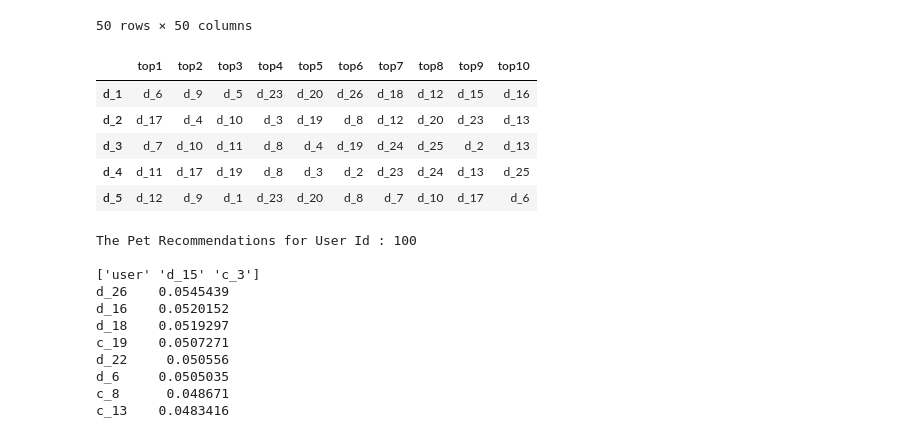
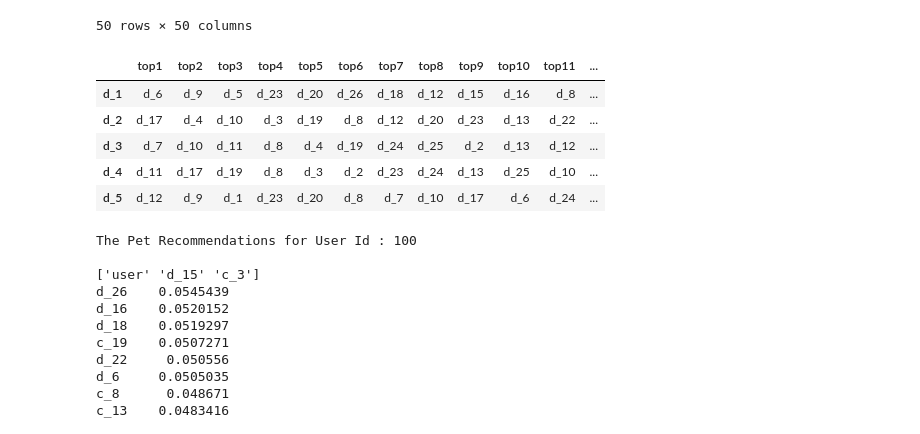
Before and after one commit to vistaalive01/pp_recommendersys, a Jupyter notebook: petping_v5-Copy5.ipynb, the cells around one changed output. Drawn from its saved outputs; the diff is of its cells as text; code cells hidden in the pictures.

```diff
--- a/petping_v5-Copy5.ipynb
+++ b/petping_v5-Copy5.ipynb
@@ -117,15 +112,15 @@ def find_n_neighbours(df,n):
           index=['top{}'.format(i) for i in range(1, n+1)]), axis=1)
     return df
 # %%
-pet_rank_neighbours_matrix = find_n_neighbours(item_item_matrix,10)
+pet_rank_neighbours_matrix = find_n_neighbours(item_item_matrix,20)
 pet_rank_neighbours_matrix.head()
 # %% [output]
-|  | top1 | top2 | top3 | top4 | top5 | top6 | top7 | top8 | top9 | top10 |
-| d_1 | d_6 | d_9 | d_5 | d_23 | d_20 | d_26 | d_18 | d_12 | d_15 | d_16 |
-| d_2 | d_17 | d_4 | d_10 | d_3 | d_19 | d_8 | d_12 | d_20 | d_23 | d_13 |
-| d_3 | d_7 | d_10 | d_11 | d_8 | d_4 | d_19 | d_24 | d_25 | d_2 | d_13 |
-| d_4 | d_11 | d_17 | d_19 | d_8 | d_3 | d_2 | d_23 | d_24 | d_13 | d_25 |
-| d_5 | d_12 | d_9 | d_1 | d_23 | d_20 | d_8 | d_7 | d_10 | d_17 | d_6 |
+|  | top1 | top2 | top3 | top4 | top5 | top6 | top7 | top8 | top9 | top10 | top11 | ... |
+| d_1 | d_6 | d_9 | d_5 | d_23 | d_20 | d_26 | d_18 | d_12 | d_15 | d_16 | d_8 | ... |
+| d_2 | d_17 | d_4 | d_10 | d_3 | d_19 | d_8 | d_12 | d_20 | d_23 | d_13 | d_22 | ... |
+| d_3 | d_7 | d_10 | d_11 | d_8 | d_4 | d_19 | d_24 | d_25 | d_2 | d_13 | d_12 | ... |
+| d_4 | d_11 | d_17 | d_19 | d_8 | d_3 | d_2 | d_23 | d_24 | d_13 | d_25 | d_10 | ... |
+| d_5 | d_12 | d_9 | d_1 | d_23 | d_20 | d_8 | d_7 | d_10 | d_17 | d_6 | d_24 | ... |
 # %%
 
 user=100
```
Also changed, not shown: parts of 8 cells of this notebook.
